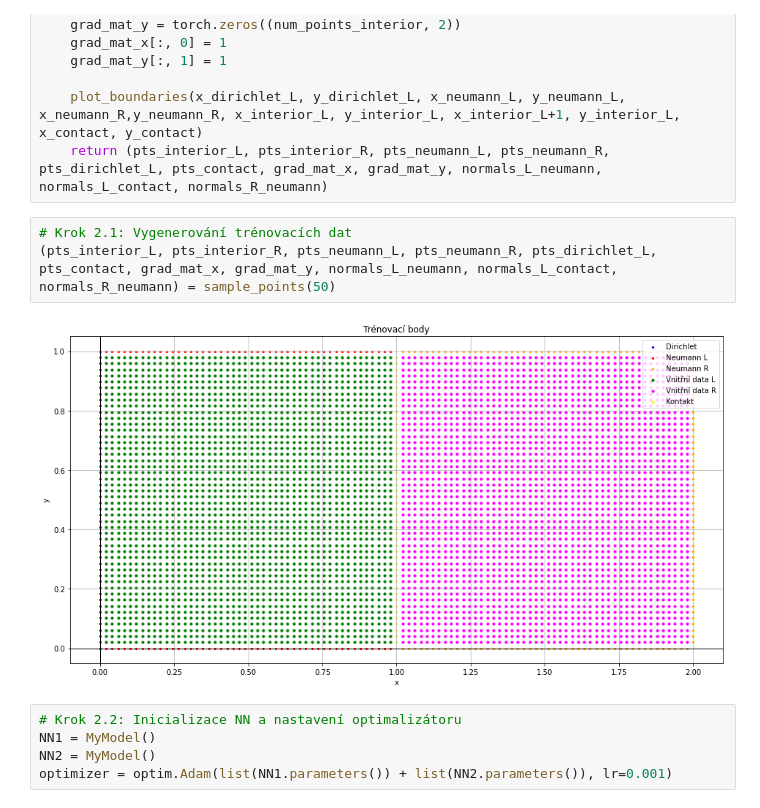
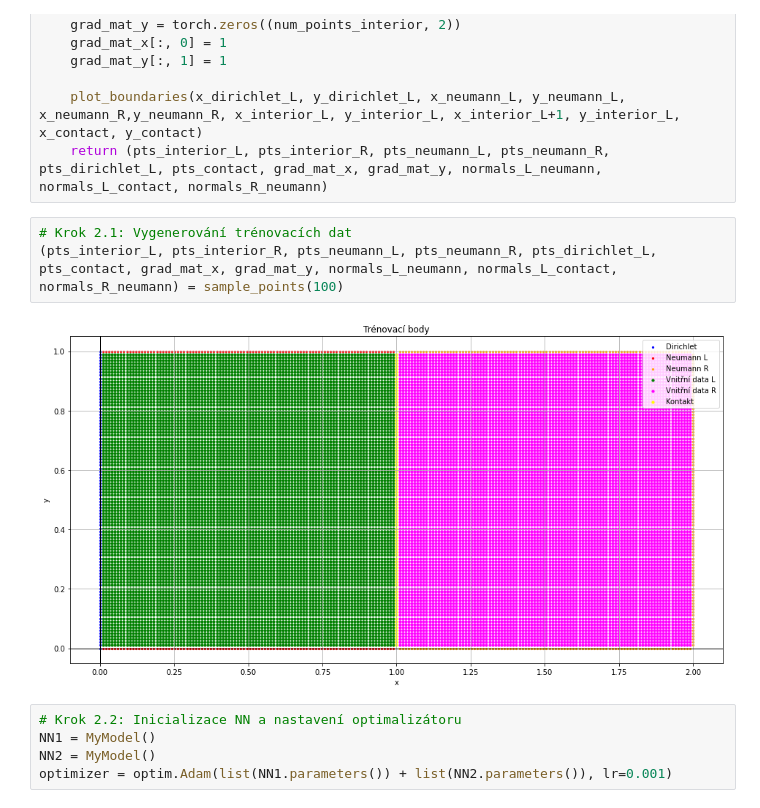
Before and after one commit to STE0493/DP-PINNs, a Jupyter notebook: 4_PUBLISH_2d_uloha_pinn_dve_membrany.ipynb, the cells around one changed output. Drawn from its saved outputs; the diff is of its cells as text.

```diff
--- a/4_PUBLISH_2d_uloha_pinn_dve_membrany.ipynb
+++ b/4_PUBLISH_2d_uloha_pinn_dve_membrany.ipynb
@@ -205,9 +205,9 @@ def sample_points(num_points_boundary = 50):
     return (pts_interior_L, pts_interior_R, pts_neumann_L, pts_neumann_R, pts_dirichlet_L, pts_contact, grad_mat_x, grad_mat_y, normals_L_neumann, normals_L_contact, normals_R_neumann)
 # %%
 # Krok 2.1: Vygenerování trénovacích dat
-(pts_interior_L, pts_interior_R, pts_neumann_L, pts_neumann_R, pts_dirichlet_L, pts_contact, grad_mat_x, grad_mat_y, normals_L_neumann, normals_L_contact, normals_R_neumann) = sample_points(50)
+(pts_interior_L, pts_interior_R, pts_neumann_L, pts_neumann_R, pts_dirichlet_L, pts_contact, grad_mat_x, grad_mat_y, normals_L_neumann, normals_L_contact, normals_R_neumann) = sample_points(100)
 # %% [output]
-[figure, old version]
+[figure, new version]
 # %%
 # Krok 2.2: Inicializace NN a nastavení optimalizátoru
 NN1 = MyModel()
```
Also changed, not shown: parts of 5 cells of this notebook, 1 other file.
